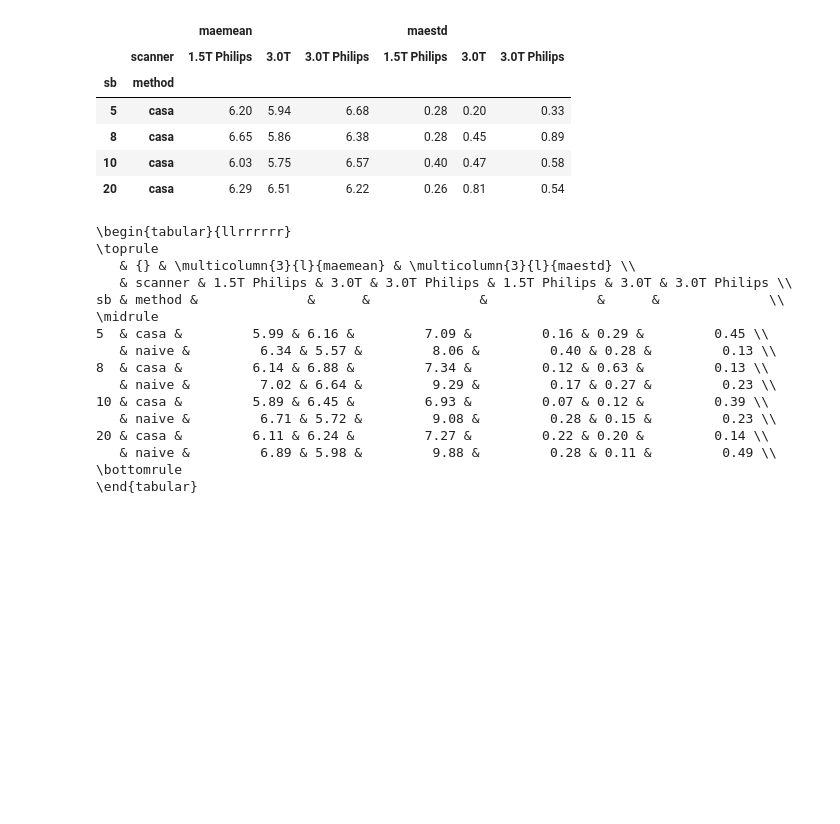
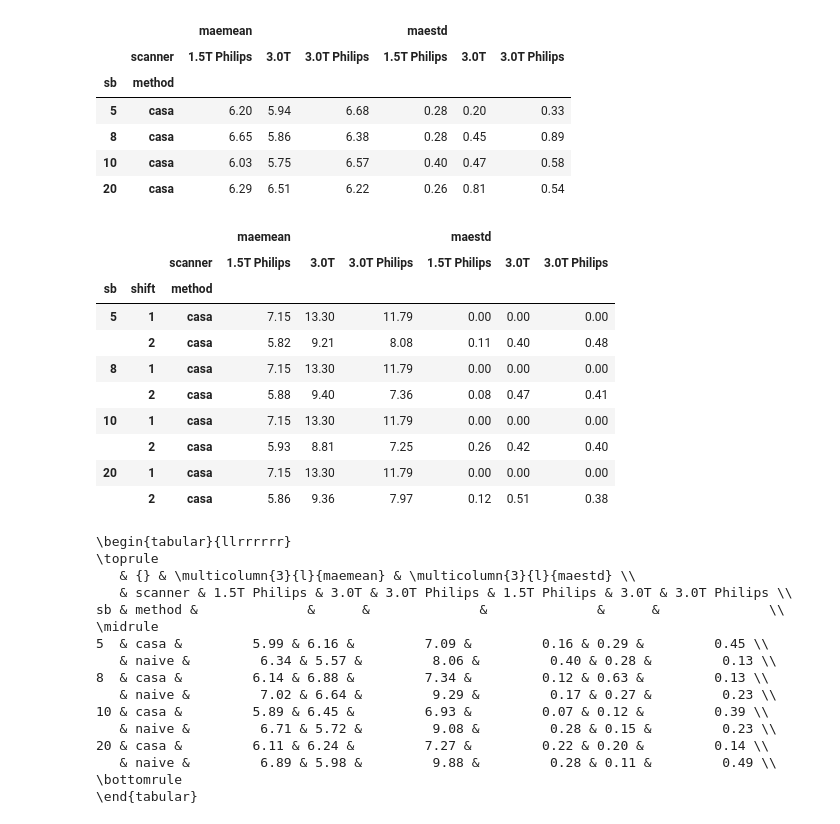
Before and after one commit to cirmuw/casa, a Jupyter notebook: BrainAge_Evaluation.ipynb, the cells around one changed output. Saved outputs shown, nothing was run; the diff lists cells and outputs as text; code cells hidden in the pictures; blank space fills up the shorter version.

Commit message:
start to work on active LUNA ds

```diff
--- a/BrainAge_Evaluation.ipynb
+++ b/BrainAge_Evaluation.ipynb
@@ -608,6 +608,30 @@ df_results_agg
 | 8 | casa | 6.65 | 5.86 | 6.38 | 0.28 | 0.45 | 0.89 |
 | 10 | casa | 6.03 | 5.75 | 6.57 | 0.40 | 0.47 | 0.58 |
 | 20 | casa | 6.29 | 6.51 | 6.22 | 0.26 | 0.81 | 0.54 |
+# %%
+df_results = pd.read_csv('/project/catinous/active_catinous/results/balanced_results_brain.csv')
+df_results = pd.read_csv('/project/catinous/active_catinous/results/balanced_results_brain_bwt_fwt.csv')
+df_results.loc[df_results.sb==85, 'sb'] = 20
+df_results.loc[df_results.sb==170, 'sb'] = 10
+df_results.loc[df_results.sb==212, 'sb'] = 8
+df_results.loc[df_results.sb==340, 'sb'] = 5
+df_results_agg = df_results.loc[df_results.mm==128].groupby(['sb','method','shift', 'scanner'], as_index=False).agg({'mae':['mean', 'std']})
+ind = pd.Index([e[0] + e[1] for e in df_results_agg.columns.tolist()])
+df_results_agg.columns = ind
+df_results_agg = df_results_agg.pivot_table(index=['sb', 'shift', 'method'], columns='scanner').round(2)
+df_results_agg
+# %% [output]
+|  |  |  | maemean |  |  | maestd |  |  |
+|  |  | scanner | 1.5T Philips | 3.0T | 3.0T Philips | 1.5T Philips | 3.0T | 3.0T Philips |
+| sb | shift | method |  |  |  |  |  |  |
+| 5 | 1 | casa | 7.15 | 13.30 | 11.79 | 0.00 | 0.00 | 0.00 |
+|  | 2 | casa | 5.82 | 9.21 | 8.08 | 0.11 | 0.40 | 0.48 |
+| 8 | 1 | casa | 7.15 | 13.30 | 11.79 | 0.00 | 0.00 | 0.00 |
+|  | 2 | casa | 5.88 | 9.40 | 7.36 | 0.08 | 0.47 | 0.41 |
+| 10 | 1 | casa | 7.15 | 13.30 | 11.79 | 0.00 | 0.00 | 0.00 |
+|  | 2 | casa | 5.93 | 8.81 | 7.25 | 0.26 | 0.42 | 0.40 |
+| 20 | 1 | casa | 7.15 | 13.30 | 11.79 | 0.00 | 0.00 | 0.00 |
+|  | 2 | casa | 5.86 | 9.36 | 7.97 | 0.12 | 0.51 | 0.38 |
 # %%
 print(df_results_agg.to_latex(float_format="%.2f"))
 # %% [output]
```
Also changed, not shown: parts of 6 cells of this notebook, 4 other files.
